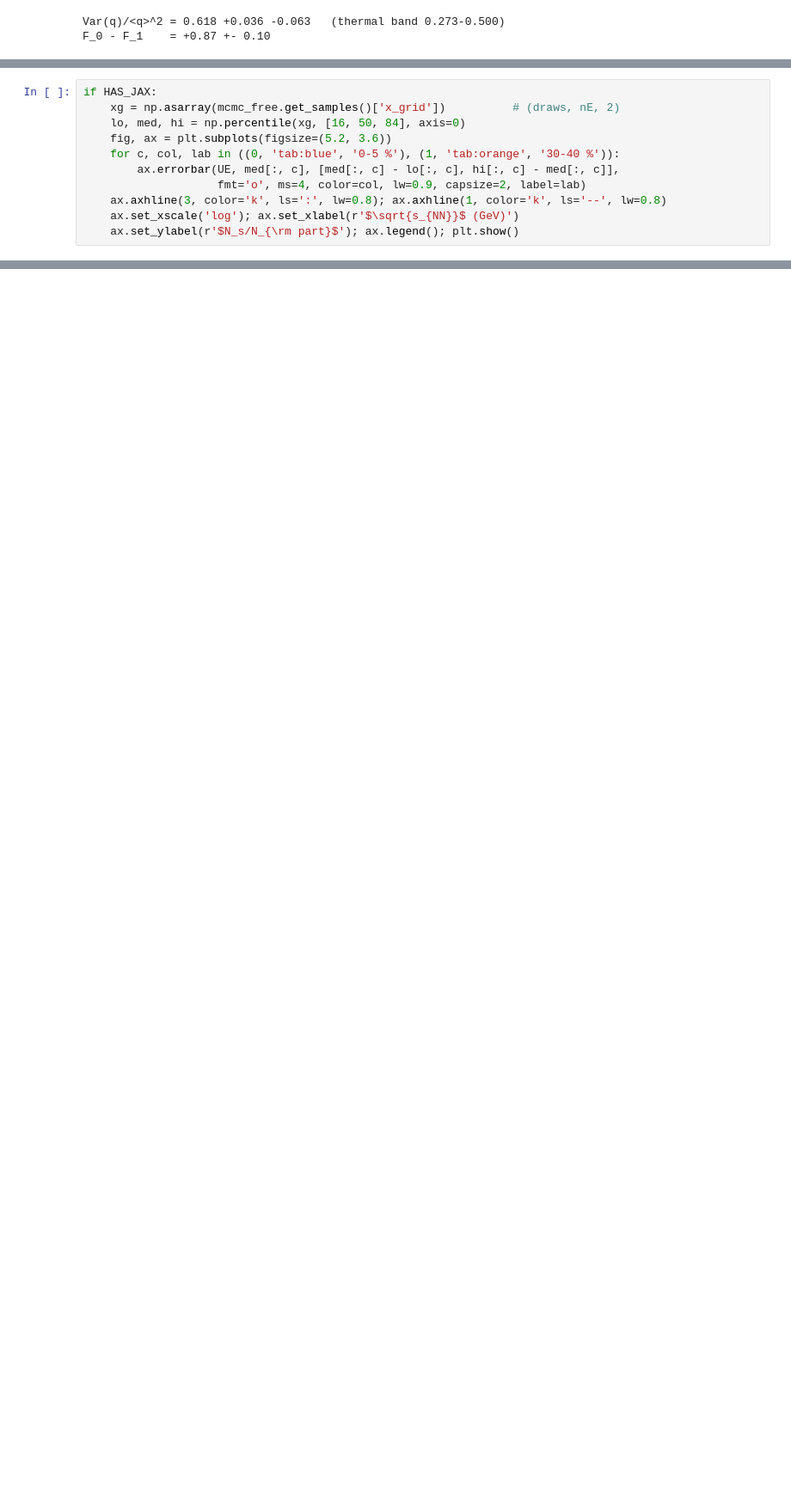
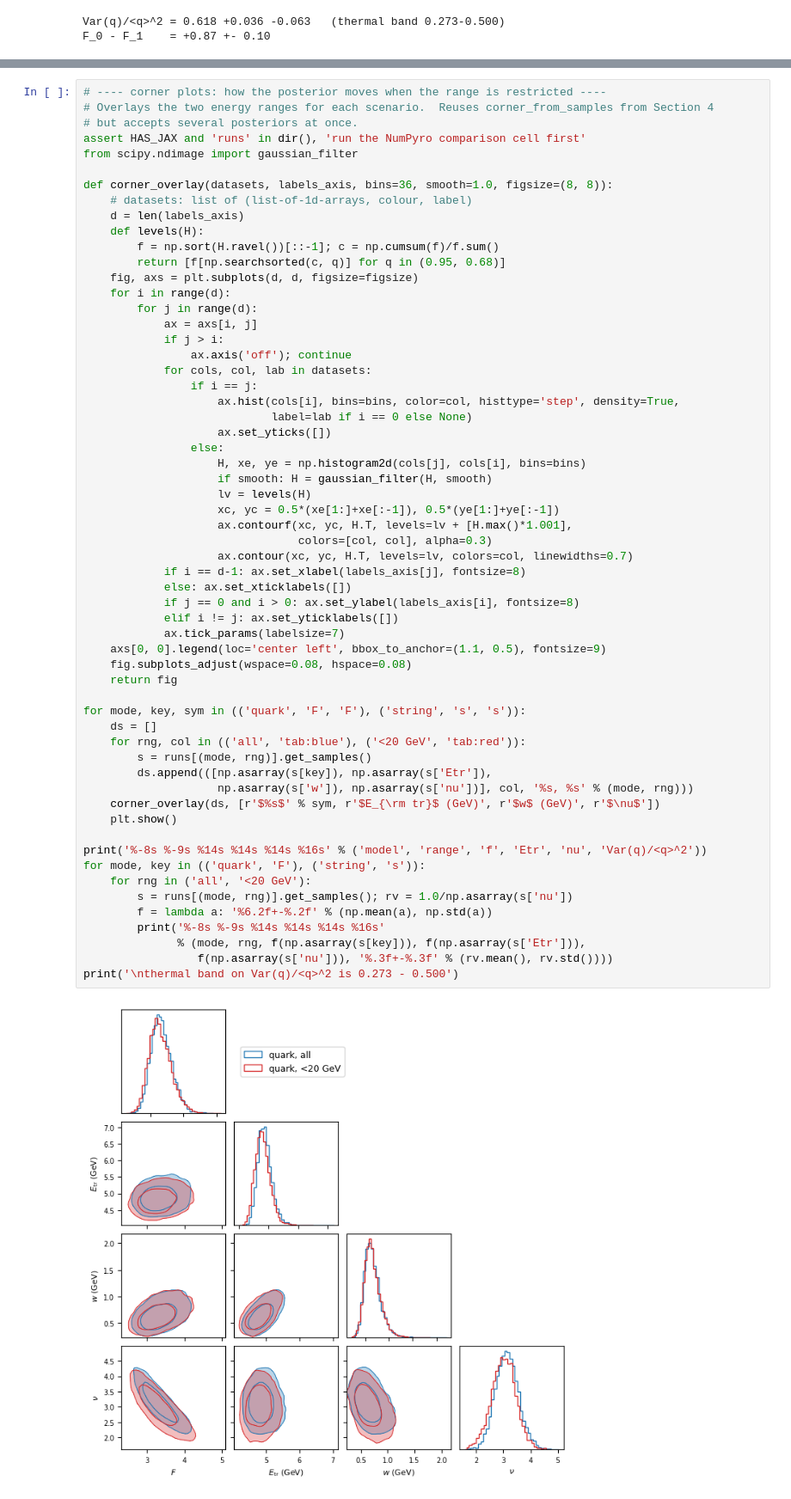
Before and after one commit to OlehSavchuk/JAX-accelerated-Bayesian, a Jupyter notebook: 03_jax_bayesian.ipynb, the cells around one changed output, grey strips where cells are left out. Shown at 86% size. Saved outputs shown, nothing was run; the diff lists cells and outputs as text; blank space fills up the shorter version.

```diff
--- a/03_jax_bayesian.ipynb
+++ b/03_jax_bayesian.ipynb
@@ -397,11 +338,0 @@ $2.94\pm0.27$, central excursion to $4.7$ at 5-8 GeV.
-# %%
-if HAS_JAX:
-    xg = np.asarray(mcmc_free.get_samples()['x_grid'])          # (draws, nE, 2)
-    lo, med, hi = np.percentile(xg, [16, 50, 84], axis=0)
-    fig, ax = plt.subplots(figsize=(5.2, 3.6))
-    for c, col, lab in ((0, 'tab:blue', '0-5 %'), (1, 'tab:orange', '30-40 %')):
-        ax.errorbar(UE, med[:, c], [med[:, c] - lo[:, c], hi[:, c] - med[:, c]],
-                    fmt='o', ms=4, color=col, lw=0.9, capsize=2, label=lab)
-    ax.axhline(3, color='k', ls=':', lw=0.8); ax.axhline(1, color='k', ls='--', lw=0.8)
-    ax.set_xscale('log'); ax.set_xlabel(r'$\sqrt{s_{NN}}$ (GeV)')
-    ax.set_ylabel(r'$N_s/N_{\rm part}$'); ax.legend(); plt.show()
@@ -636,0 +504,61 @@ print('bands are 16-84% of the posterior predictive; solid = quarks, dashed = st
+# %%
+# ---- corner plots: how the posterior moves when the range is restricted ----
+# Overlays the two energy ranges for each scenario.  Reuses corner_from_samples from Section 4
+# but accepts several posteriors at once.
+assert HAS_JAX and 'runs' in dir(), 'run the NumPyro comparison cell first'
+from scipy.ndimage import gaussian_filter
+
+def corner_overlay(datasets, labels_axis, bins=36, smooth=1.0, figsize=(8, 8)):
+    # datasets: list of (list-of-1d-arrays, colour, label)
+    d = len(labels_axis)
+    def levels(H):
+        f = np.sort(H.ravel())[::-1]; c = np.cumsum(f)/f.sum()
+        return [f[np.searchsorted(c, q)] for q in (0.95, 0.68)]
+    fig, axs = plt.subplots(d, d, figsize=figsize)
+    for i in range(d):
+        for j in range(d):
+            ax = axs[i, j]
+            if j > i:
+                ax.axis('off'); continue
+            for cols, col, lab in datasets:
+                if i == j:
+                    ax.hist(cols[i], bins=bins, color=col, histtype='step', density=True,
+                            label=lab if i == 0 else None)
+                    ax.set_yticks([])
+                else:
+                    H, xe, ye = np.histogram2d(cols[j], cols[i], bins=bins)
+                    if smooth: H = gaussian_filter(H, smooth)
+                    lv = levels(H)
+                    xc, yc = 0.5*(xe[1:]+xe[:-1]), 0.5*(ye[1:]+ye[:-1])
+                    ax.contourf(xc, yc, H.T, levels=lv + [H.max()*1.001],
+                                colors=[col, col], alpha=0.3)
+                    ax.contour(xc, yc, H.T, levels=lv, colors=col, linewidths=0.7)
+            if i == d-1: ax.set_xlabel(labels_axis[j], fontsize=8)
+            else: ax.set_xticklabels([])
+            if j == 0 and i > 0: ax.set_ylabel(labels_axis[i], fontsize=8)
+            elif i != j: ax.set_yticklabels([])
+            ax.tick_params(labelsize=7)
+    axs[0, 0].legend(loc='center left', bbox_to_anchor=(1.1, 0.5), fontsize=9)
+    fig.subplots_adjust(wspace=0.08, hspace=0.08)
+    return fig
+
+for mode, key, sym in (('quark', 'F', 'F'), ('string', 's', 's')):
+    ds = []
+    for rng, col in (('all', 'tab:blue'), ('<20 GeV', 'tab:red')):
+        s = runs[(mode, rng)].get_samples()
+        ds.append(([np.asarray(s[key]), np.asarray(s['Etr']),
+                    np.asarray(s['w']), np.asarray(s['nu'])], col, '%s, %s' % (mode, rng)))
+    corner_overlay(ds, [r'$%s$' % sym, r'$E_{\rm tr}$ (GeV)', r'$w$ (GeV)', r'$\nu$'])
+    plt.show()
+
+print('%-8s %-9s %14s %14s %14s %16s' % ('model', 'range', 'f', 'Etr', 'nu', 'Var(q)/<q>^2'))
+for mode, key in (('quark', 'F'), ('string', 's')):
+    for rng in ('all', '<20 GeV'):
+        s = runs[(mode, rng)].get_samples(); rv = 1.0/np.asarray(s['nu'])
+        f = lambda a: '%6.2f+-%.2f' % (np.mean(a), np.std(a))
+        print('%-8s %-9s %14s %14s %14s %16s'
+              % (mode, rng, f(np.asarray(s[key])), f(np.asarray(s['Etr'])),
+                 f(np.asarray(s['nu'])), '%.3f+-%.3f' % (rv.mean(), rv.std())))
+print('\nthermal band on Var(q)/<q>^2 is 0.273 - 0.500')
+# %% [output]
+[figure, added]
```
Also changed, not shown: parts of 9 cells of this notebook.
